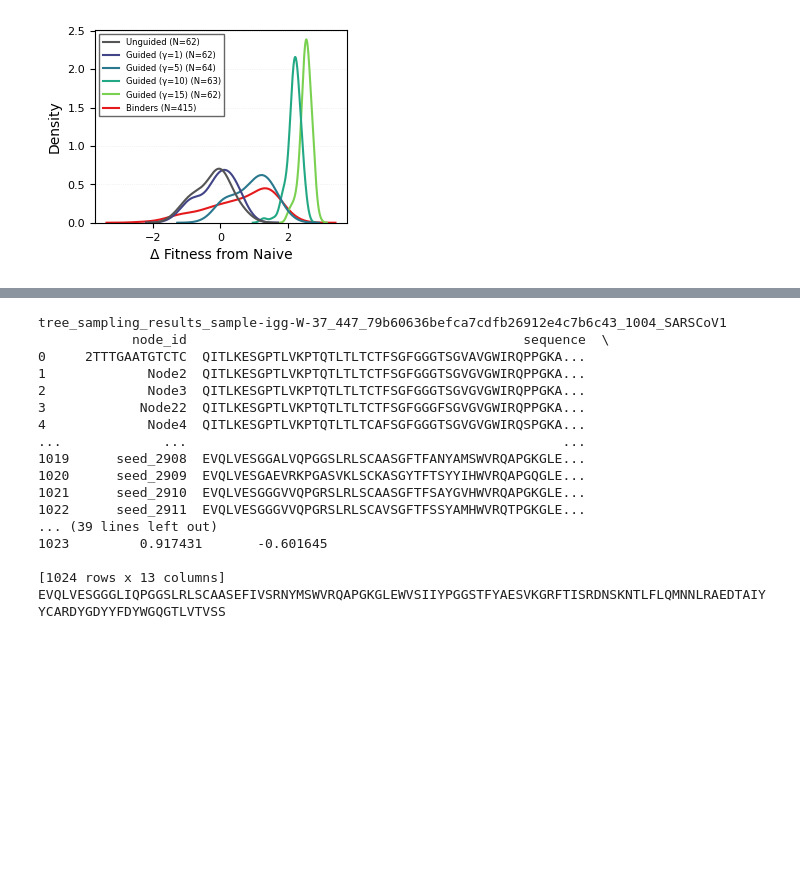
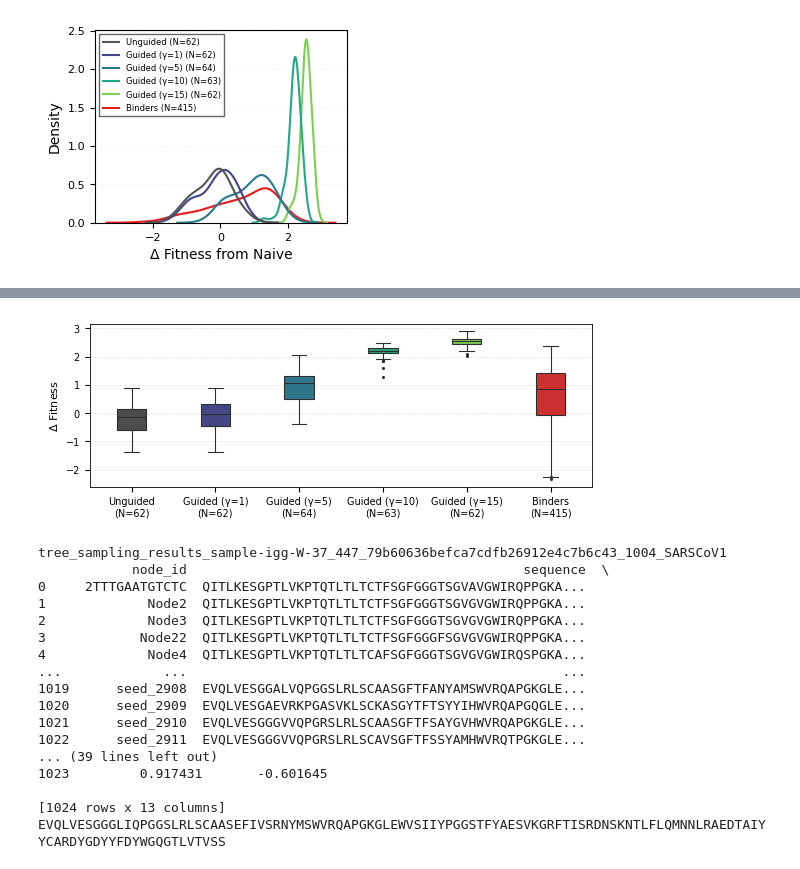
Before and after one commit to thematrixmaster/cosine, a Jupyter notebook: notebooks/eval_ctmc_model.ipynb, the cells around one changed output, grey strips where cells are left out. Cells and saved outputs as stored; diff of their text form; code cells hidden in the pictures; blank space fills up the shorter version.

Commit message:
Update plotting styles

```diff
--- a/notebooks/eval_ctmc_model.ipynb
+++ b/notebooks/eval_ctmc_model.ipynb
@@ -4437,0 +4438,89 @@ Passing `palette` without assigning `hue` is deprecated and will be removed in v
+# %%
+import matplotlib.pyplot as plt
+import seaborn as sns
+import pandas as pd
+import re
+
+# Standard styling
+plt.rcParams['font.family'] = 'sans-serif'
+plt.rcParams['mathtext.fontset'] = 'dejavusans'
+
+# --- 1. Sorting & Color Logic (Kept from original) ---
+def method_sort_key(method_name):
+    if "Unguided" in method_name: return -1
+    if "Binder" in method_name: return 9999
+    match = re.search(r'(\d+)', method_name)
+    return int(match.group(1)) if match else 999
+
+unique_methods = leaf_df['method'].unique()
+sorted_methods = sorted(unique_methods, key=method_sort_key)
+
+# Generate gradient
+guided_methods = [m for m in sorted_methods if "Guided" in m]
+guided_palette = sns.color_palette("viridis", n_colors=len(guided_methods))
+
+method_colors = {}
+guided_idx = 0
+for method in sorted_methods:
+    if "Unguided" in method:
+        method_colors[method] = "#4D4D4D"
+    elif "Binder" in method:
+        method_colors[method] = "#D62728"
+    else:
+        method_colors[method] = guided_palette[guided_idx]
+        guided_idx += 1
+
+# --- 2. Full-Width "Strip" Configuration ---
+# ICML/Academic full-page width is usually ~6.75 to 7.0 inches.
+# We set a low height (e.g., 1.8 - 2.2 inches) to create the "strip" look.
+plt.figure(figsize=(5.5, 2.0))
+ax = plt.gca()
+
+# --- 3. Professional Vertical Boxplot ---
+sns.boxplot(
+    data=leaf_df,
+    x="method",           # Swapped to X
+    y="delta_fitness",     # Swapped to Y
+    order=sorted_methods,
+    palette=method_colors,
+    ax=ax,
+    linewidth=0.8,
+    fliersize=1.2,
+    width=0.35,            # Slightly narrower boxes for better spacing in wide format
+    whis=1.5,
+    saturation=0.9
+)
+
+# --- 4. Labeling & Typography ---
+new_labels = []
+for method in sorted_methods:
+    n_seqs = leaf_df[leaf_df['method'] == method]['sequence'].nunique()
+    # We use a space instead of a newline if the plot is very wide,
+    # or keep the newline if horizontal space is still tight.
+    new_labels.append(f"{method}\n(N={n_seqs})")
+
+ax.set_xticklabels(new_labels, fontsize=7)
+ax.set_xlabel('')
+ax.set_ylabel('$\Delta$ Fitness', fontsize=8) # Shortened label for height constraints
+ax.tick_params(axis='y', labelsize=7)
+
+# --- 5. Final Polish ---
+# Vertical grid lines help guide the eye to the categories in a wide strip
+ax.yaxis.grid(True, linestyle='--', alpha=0.4, linewidth=0.5)
+ax.xaxis.grid(False)
+ax.set_axisbelow(True)
+
+# Standard professional spines
+for spine in ax.spines.values():
+    spine.set_linewidth(0.6)
+    spine.set_visible(True)
+
+# Adjust layout to minimize whitespace
+plt.tight_layout(pad=0.2)
+
+# --- 6. Saving ---
+# filename = f"fitness_strip_vertical_{filename_stem}.pdf"
+plt.savefig(filename, bbox_inches='tight', dpi=300)
+
+plt.show()
+# %% [output]
@@ -4438,3 +4530,4 @@ Passing `palette` without assigning `hue` is deprecated and will be removed in v
+[figure, added]
 # %%
 # save samples to csv (data_df)
 
```
Also changed, not shown: parts of 3 cells of this notebook.
